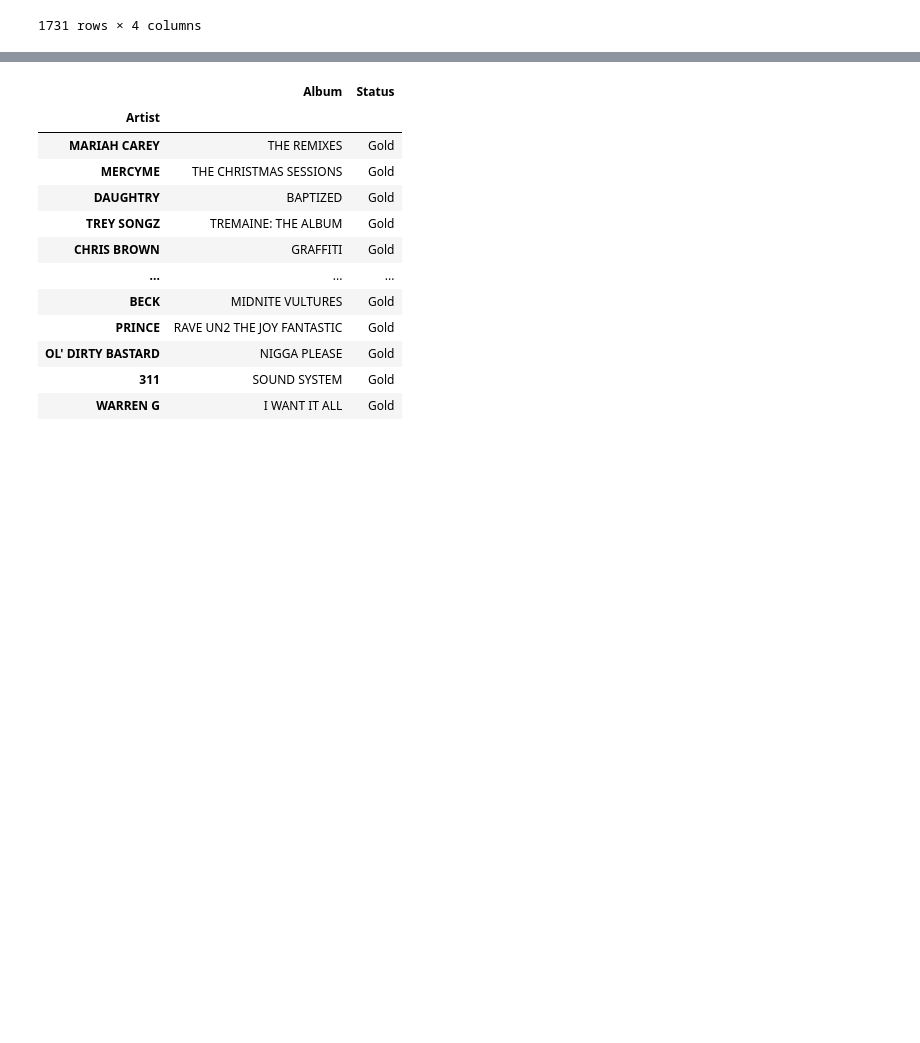
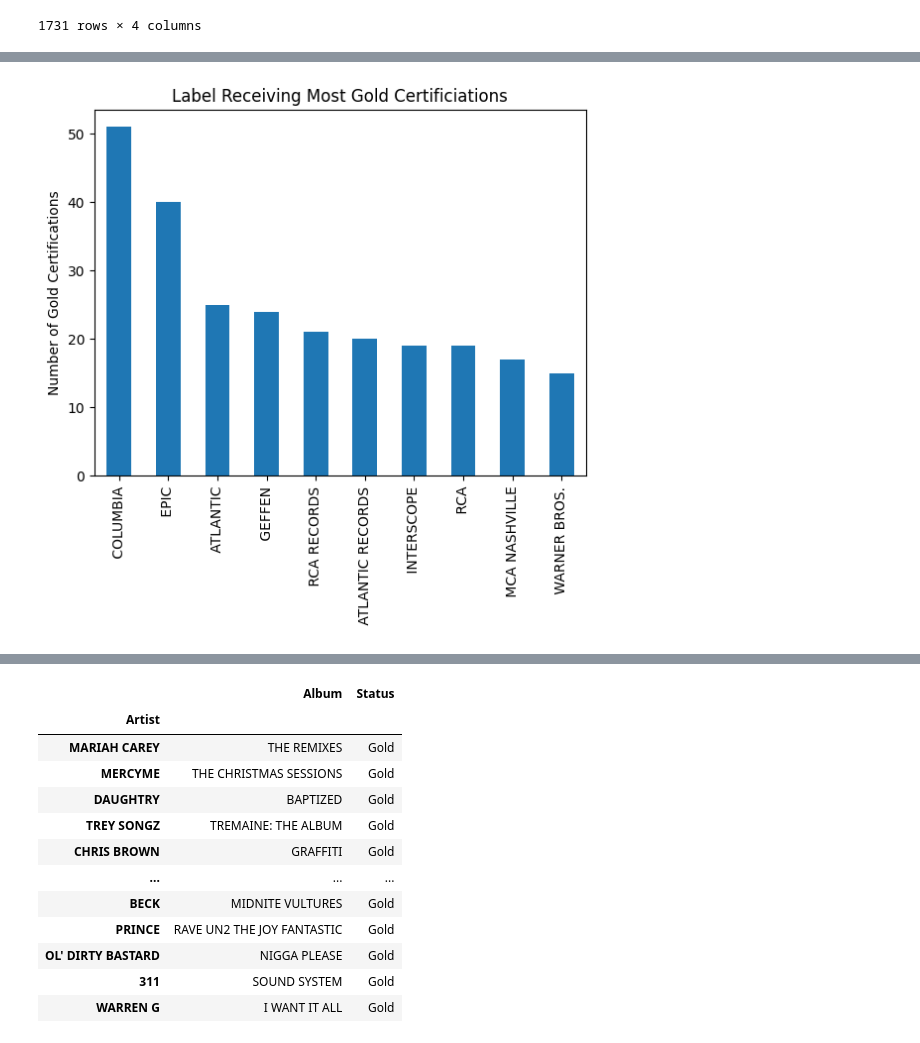
Before and after one commit to samipete/Project-1, a Jupyter notebook: RIAA analysis .ipynb, the cells around one changed output, grey strips where cells are left out. Saved outputs shown, nothing was run; the diff lists cells and outputs as text; code cells hidden in the pictures; blank space fills up the shorter version.

```diff
--- a/RIAA analysis .ipynb
+++ b/RIAA analysis .ipynb
@@ -269,0 +305,6 @@ df
+# %%
+fig, ax = plt.subplots()
+df['Label'].value_counts().head(10).plot(ax=ax, kind='bar', title="Label Receiving Most Gold Certificiations", ylabel="Number of Gold Certifications")
+plt.show()
+# %% [output]
+[figure, added]
```
Also changed, not shown: parts of 9 cells of this notebook, 3 other files.
